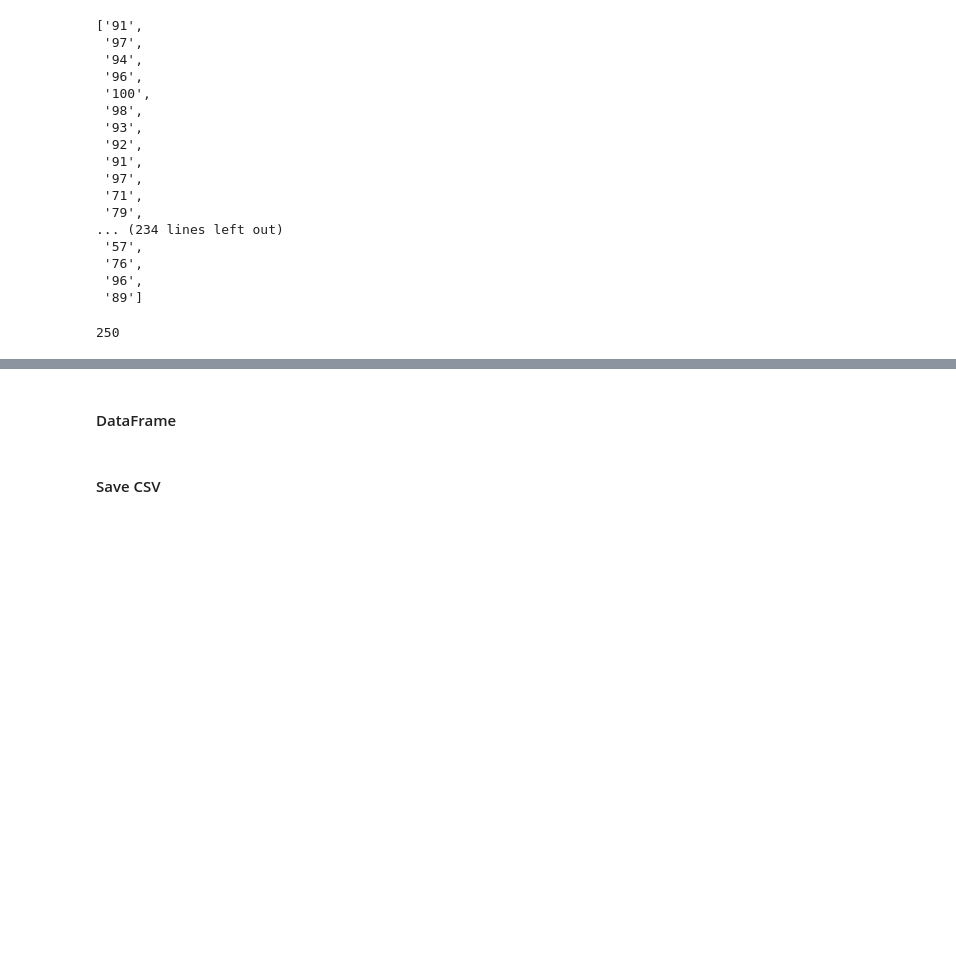
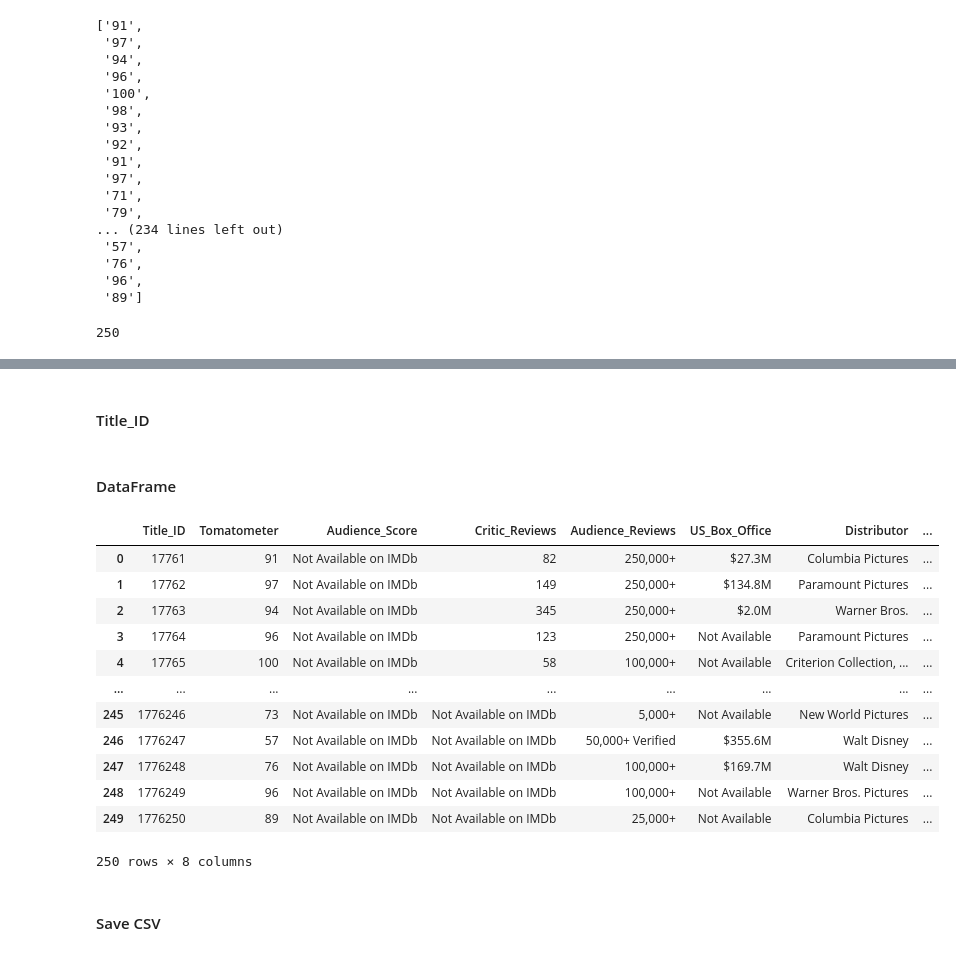
Before and after one commit to HannahSolima/Capstone, a Jupyter notebook: Notebooks/WS_RT.ipynb, the cells around one changed output, grey strips where cells are left out. Drawn from its saved outputs; the diff is of its cells as text; code cells hidden in the pictures; blank space fills up the shorter version.

```diff
--- a/Notebooks/WS_RT.ipynb
+++ b/Notebooks/WS_RT.ipynb
@@ -192,7 +192,7 @@ for x in titles_clean:
         for x in range(0,i):
             y = children[x].get_text(strip=True).split(':')[0]
             if y.endswith('Distributor'):
-                    dist.append(children[x].get_text(strip=True).split(':')[-1])
+                    dist.append(children[x].get_text(strip=True).split(':')[-1].replace('\n','').strip(' '))
             else:
                 continue
     else:
@@ -392,0 +370,2 @@ len(rt_star)
+# %% [markdown]
+#### Title_ID
@@ -393,10 +374,24 @@ len(rt_star)
 # %% [markdown]
 #### DataFrame
 # %%
-# table = {'Title_ID':title_id,'Tomatometer':tom_score,'RT_Star_Score': TBD,'Critic_Reviews':crit_rev,'Audience_Score':aud_score, 'Audience_Reviews': aud_rev, 'US_Box_Office': box, 'Distibutor':dist,'Original_Language':org_lang}
+table = {'Title_ID':title_id,'Tomatometer':tom_score,'Critic_Reviews':crit_rev,'Audience_Score':aud_score, 'Audience_Reviews': aud_rev, 'US_Box_Office': box, 'Distributor':dist,'Original_Language':org_lang}
 
-# Rotten_Tomatoes = pd.DataFrame(table, columns=['Title_ID','Tomatometer','RT_Star_Score', 'Audience_Score', 'Critic_Reviews', 'Audience_Reviews', 'US_Box_Office', 'Distributor', 'Original_Language'])
+Rotten_Tomatoes = pd.DataFrame(table, columns=['Title_ID','Tomatometer', 'Audience_Score', 'Critic_Reviews', 'Audience_Reviews', 'US_Box_Office', 'Distributor', 'Original_Language'])
 
-# Rotten_Tomatoes
+Rotten_Tomatoes
+# %% [output]
+|  | Title_ID | Tomatometer | Audience_Score | Critic_Reviews | Audience_Reviews | US_Box_Office | Distributor | ... |
+| 0 | 17761 | 91 | Not Available on IMDb | 82 | 250,000+ | $27.3M | Columbia Pictures | ... |
+| 1 | 17762 | 97 | Not Available on IMDb | 149 | 250,000+ | $134.8M | Paramount Pictures | ... |
+| 2 | 17763 | 94 | Not Available on IMDb | 345 | 250,000+ | $2.0M | Warner Bros. | ... |
+| 3 | 17764 | 96 | Not Available on IMDb | 123 | 250,000+ | Not Available | Paramount Pictures | ... |
+| 4 | 17765 | 100 | Not Available on IMDb | 58 | 100,000+ | Not Available | Criterion Collection, ... | ... |
+| ... | ... | ... | ... | ... | ... | ... | ... | ... |
+| 245 | 1776246 | 73 | Not Available on IMDb | Not Available on IMDb | 5,000+ | Not Available | New World Pictures | ... |
+| 246 | 1776247 | 57 | Not Available on IMDb | Not Available on IMDb | 50,000+ Verified | $355.6M | Walt Disney | ... |
+| 247 | 1776248 | 76 | Not Available on IMDb | Not Available on IMDb | 100,000+ | $169.7M | Walt Disney | ... |
+| 248 | 1776249 | 96 | Not Available on IMDb | Not Available on IMDb | 100,000+ | Not Available | Warner Bros. Pictures | ... |
+| 249 | 1776250 | 89 | Not Available on IMDb | Not Available on IMDb | 25,000+ | Not Available | Columbia Pictures | ... |
+250 rows × 8 columns
 # %% [markdown]
 #### Save CSV
```
Also changed, not shown: parts of 23 cells of this notebook, 3 other files.
